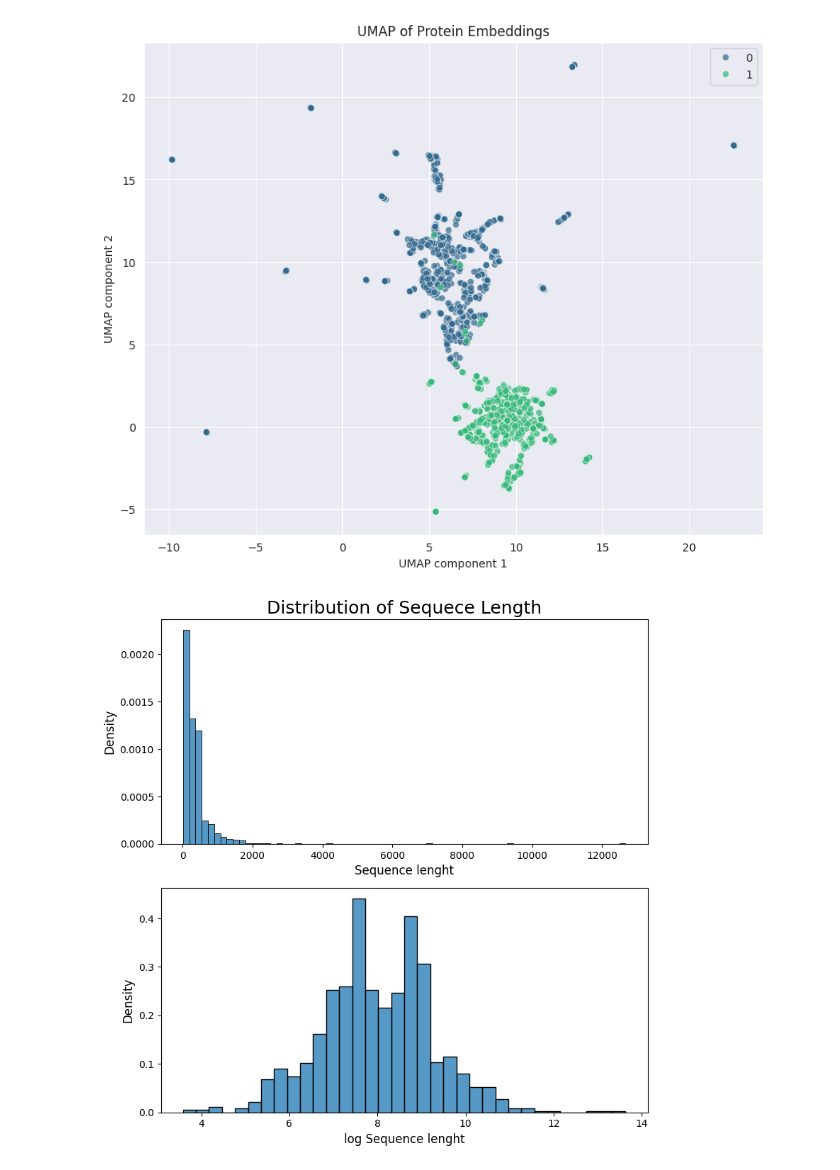
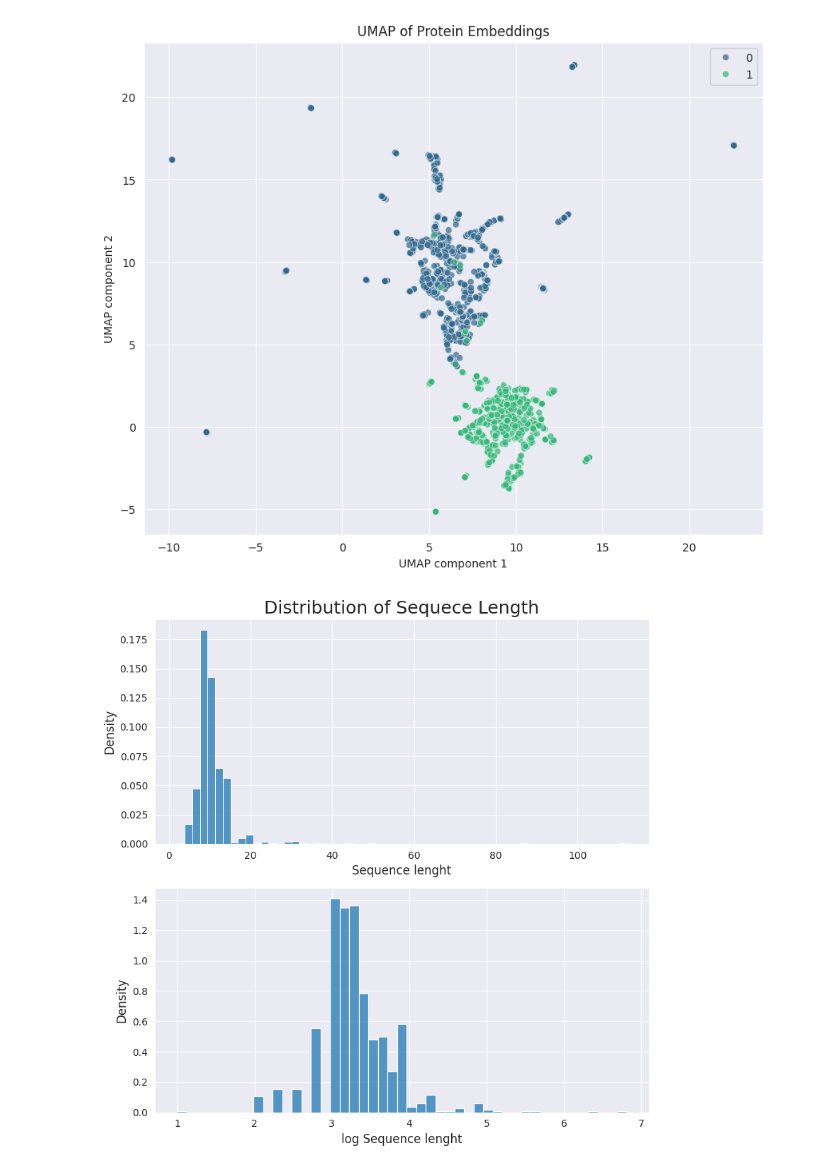
Before and after one commit to Pollysoma/protein-prediction-project-2, a Jupyter notebook: embedding_visualization.ipynb, the cells around one changed output. Cells and saved outputs as stored; diff of their text form; code cells hidden in the pictures.

```diff
--- a/embedding_visualization.ipynb
+++ b/embedding_visualization.ipynb
@@ -57,23 +61,23 @@ plt.show()
 # %% [output]
 [figure]
 # %%
-lengths = [len(s[1]) for s in seqs]
+lengths = [len(s[1]) for s in pre_seqs]
 
 log_lenghts = np.log2(lengths)
 
 fig, ax = plt.subplots(2, 1, figsize=(8, 8))
 
 sns.histplot(lengths, ax=ax[0], stat='density')
 sns.histplot(log_lenghts, ax=ax[1], stat='density')
 
 # Formatting
 ax[0].set_title('Distribution of Sequece Length', size=18)
 ax[0].set_xlabel('Sequence lenght', size=12)
 ax[0].set_ylabel('Density', size=12)
 ax[1].set_xlabel('log Sequence lenght', size=12)
 ax[1].set_ylabel('Density', size=12)
 
 plt.tight_layout()
 plt.show()
 # %% [output]
-[figure, old version]
+[figure, new version]
```
Also changed, not shown: parts of 8 cells of this notebook.
